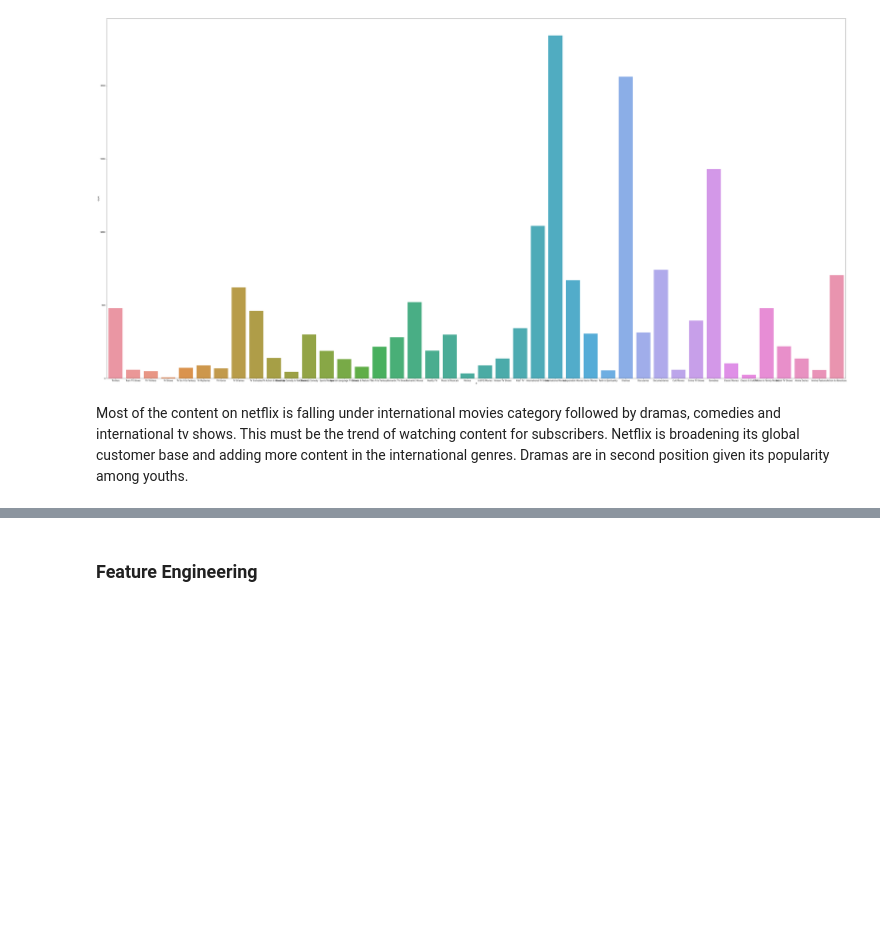
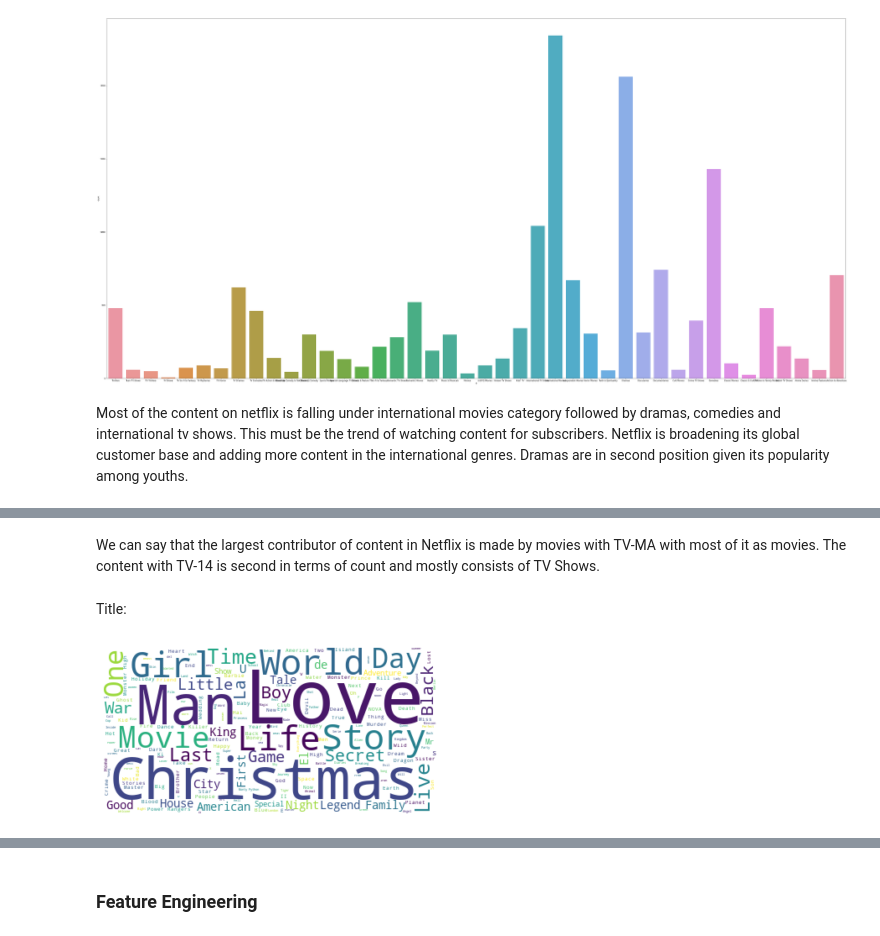
Before and after one commit to Shashwat-spyder/Netflix-movies-and-tv-shows-recommendation-system, a Jupyter notebook: Untitled18.ipynb, the cells around one changed output, grey strips where cells are left out. Drawn from its saved outputs; the diff is of its cells as text; code cells hidden in the pictures; blank space fills up the shorter version.

```diff
--- a/Untitled18.ipynb
+++ b/Untitled18.ipynb
@@ -523,0 +549,20 @@ plt.show()
+# %% [markdown]
+We can say that the largest contributor of content in Netflix is made by movies with TV-MA with most of it as movies. The content with TV-14 is second in terms of count and mostly consists of TV Shows.
+# %% [markdown]
+Title:
+# %%
+from wordcloud import WordCloud, STOPWORDS, ImageColorGenerator
+#subsetting df
+df_wordcloud = df['title']
+text = " ".join(word for word in df_wordcloud)
+# Create stopword list:
+stopwords = set(STOPWORDS)
+# Generate a word cloud image
+wordcloud = WordCloud(stopwords=stopwords, background_color="white").generate(text)
+# Display the generated image:
+# the matplotlib way:
+plt.imshow(wordcloud, interpolation='bilinear')
+plt.axis("off")
+plt.show()
+# %% [output]
+[figure, added]
```
Also changed, not shown: parts of 22 cells of this notebook.
